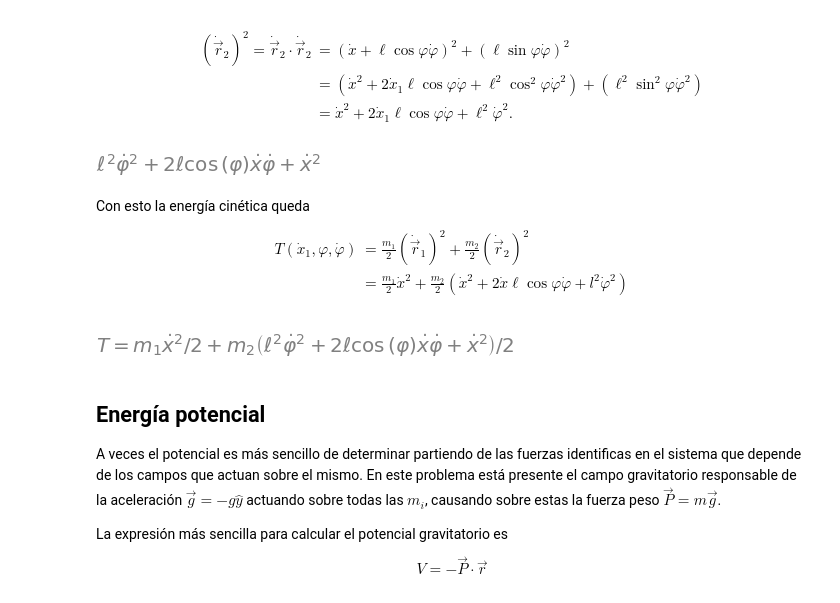
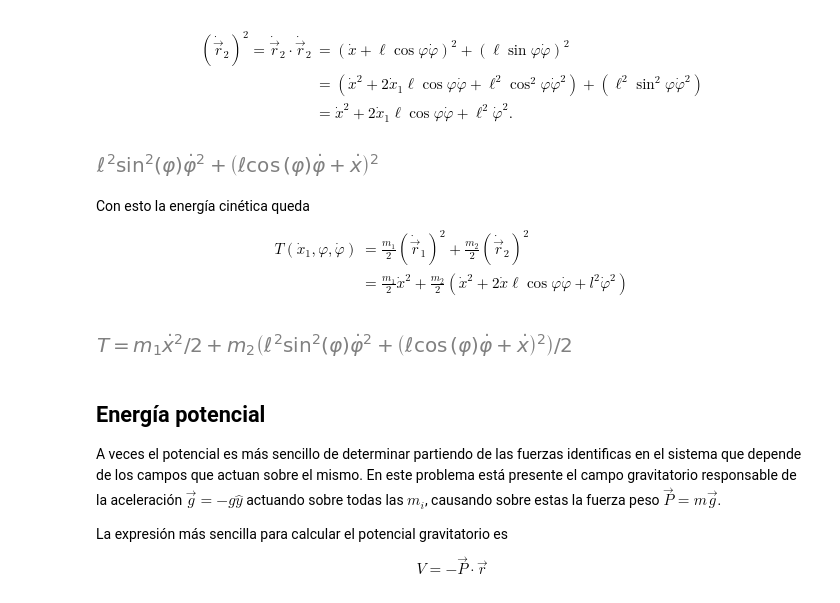
Before and after one commit to bettachini/MecanicaAnaliticaComputacional, a Jupyter notebook: 03Energía/pénduloSuspensiónTV.ipynb, the cells around one changed output. Drawn from its saved outputs; the diff is of its cells as text; code cells hidden in the pictures.

```diff
--- a/03Energía/pénduloSuspensiónTV.ipynb
+++ b/03Energía/pénduloSuspensiónTV.ipynb
@@ -150,10 +151,10 @@ $$
 \end{aligned}
 $$
 # %%
-m2_v_cuadrado = m2_v.dot(m2_v).simplify()
+m2_v_cuadrado = m2_v.dot(m2_v)
 m2_v_cuadrado
 # %% [output]
-[figure, old version]
+[figure, new version]
 # %% [markdown]
 Con esto la energía cinética queda
 $$
@@ -170,7 +171,7 @@ m2_T = unMedio* m2* m2_v_cuadrado
 T = sym.Eq(sym.Symbol('T'), (m1_T + m2_T) ) # simplify: simplifica usando factor común y otras operaciones
 T
 # %% [output]
-[figure, old version]
+[figure, new version]
 # %% [markdown]
 ## Energía potencial
 A veces el potencial es más sencillo de determinar partiendo de las fuerzas identificas en el sistema que depende de los campos que actuan sobre el mismo.
```
Also changed, not shown: parts of 3 cells of this notebook.
